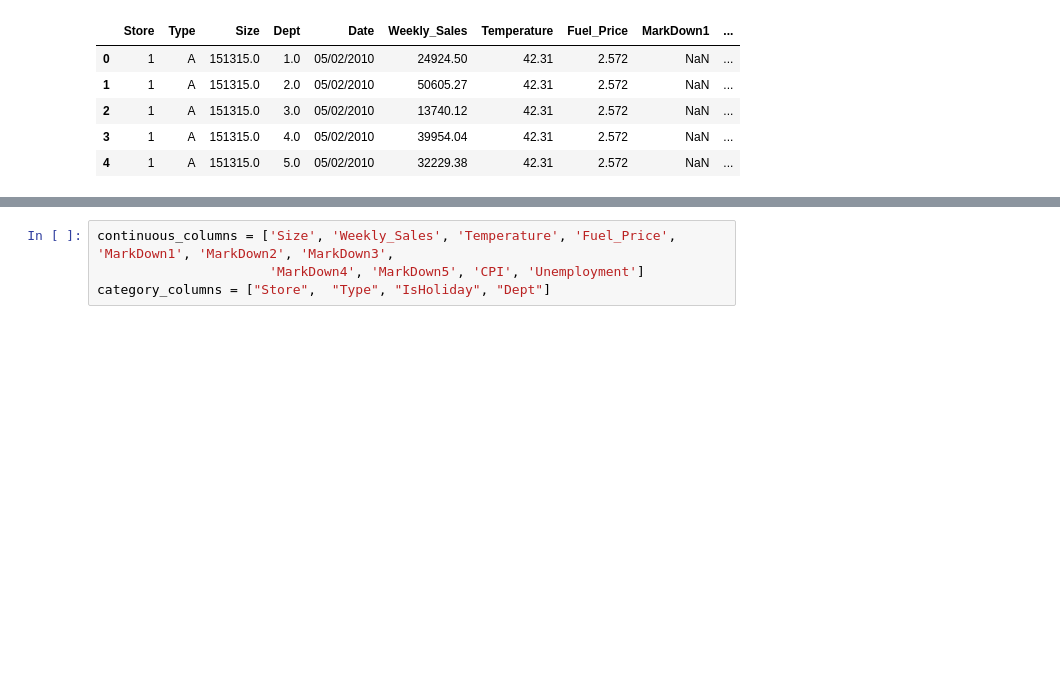
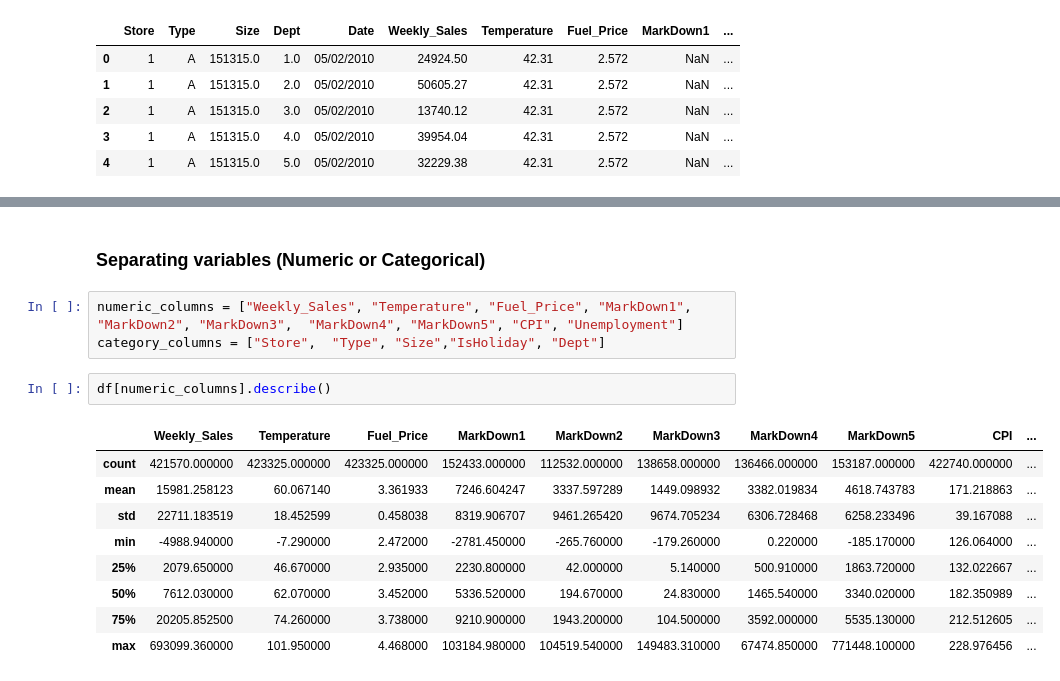
Before and after one commit to SriRamK345/Retail_Sales_Forecast, a Jupyter notebook: Sales_Final_Project.ipynb, the cells around one changed output, grey strips where cells are left out. Cells and saved outputs as stored; diff of their text form; blank space fills up the shorter version.

```diff
--- a/Sales_Final_Project.ipynb
+++ b/Sales_Final_Project.ipynb
@@ -204,4 +281,17 @@ df.head()
+# %% [markdown]
+### Separating variables (Numeric or Categorical)
 # %%
-continuous_columns = ['Size', 'Weekly_Sales', 'Temperature', 'Fuel_Price', 'MarkDown1', 'MarkDown2', 'MarkDown3',
-                      'MarkDown4', 'MarkDown5', 'CPI', 'Unemployment']
-category_columns = ["Store",  "Type", "IsHoliday", "Dept"]
+numeric_columns = ["Weekly_Sales", "Temperature", "Fuel_Price", "MarkDown1", "MarkDown2", "MarkDown3",  "MarkDown4", "MarkDown5", "CPI", "Unemployment"]
+category_columns = ["Store",  "Type", "Size","IsHoliday", "Dept"]
+# %%
+df[numeric_columns].describe()
+# %% [output]
+|  | Weekly_Sales | Temperature | Fuel_Price | MarkDown1 | MarkDown2 | MarkDown3 | MarkDown4 | MarkDown5 | CPI | ... |
+| count | 421570.000000 | 423325.000000 | 423325.000000 | 152433.000000 | 112532.000000 | 138658.000000 | 136466.000000 | 153187.000000 | 422740.000000 | ... |
+| mean | 15981.258123 | 60.067140 | 3.361933 | 7246.604247 | 3337.597289 | 1449.098932 | 3382.019834 | 4618.743783 | 171.218863 | ... |
+| std | 22711.183519 | 18.452599 | 0.458038 | 8319.906707 | 9461.265420 | 9674.705234 | 6306.728468 | 6258.233496 | 39.167088 | ... |
+| min | -4988.940000 | -7.290000 | 2.472000 | -2781.450000 | -265.760000 | -179.260000 | 0.220000 | -185.170000 | 126.064000 | ... |
+| 25% | 2079.650000 | 46.670000 | 2.935000 | 2230.800000 | 42.000000 | 5.140000 | 500.910000 | 1863.720000 | 132.022667 | ... |
+| 50% | 7612.030000 | 62.070000 | 3.452000 | 5336.520000 | 194.670000 | 24.830000 | 1465.540000 | 3340.020000 | 182.350989 | ... |
+| 75% | 20205.852500 | 74.260000 | 3.738000 | 9210.900000 | 1943.200000 | 104.500000 | 3592.000000 | 5535.130000 | 212.512605 | ... |
+| max | 693099.360000 | 101.950000 | 4.468000 | 103184.980000 | 104519.540000 | 149483.310000 | 67474.850000 | 771448.100000 | 228.976456 | ... |
```
Also changed, not shown: parts of 10 cells of this notebook.
